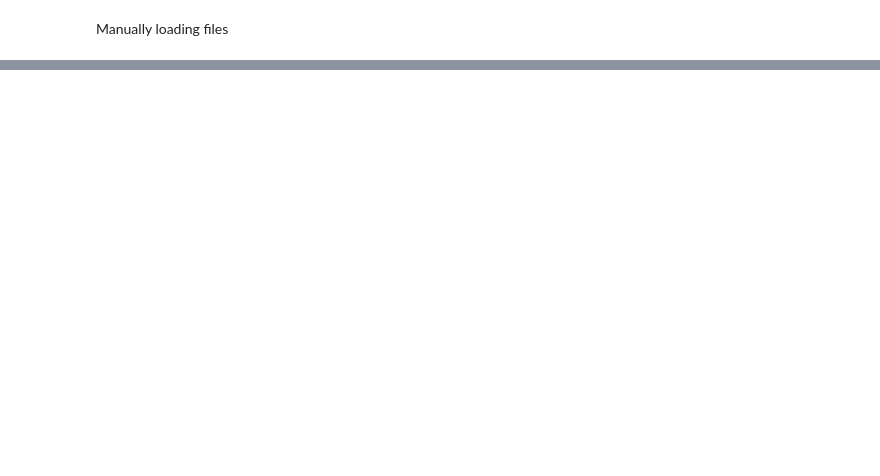
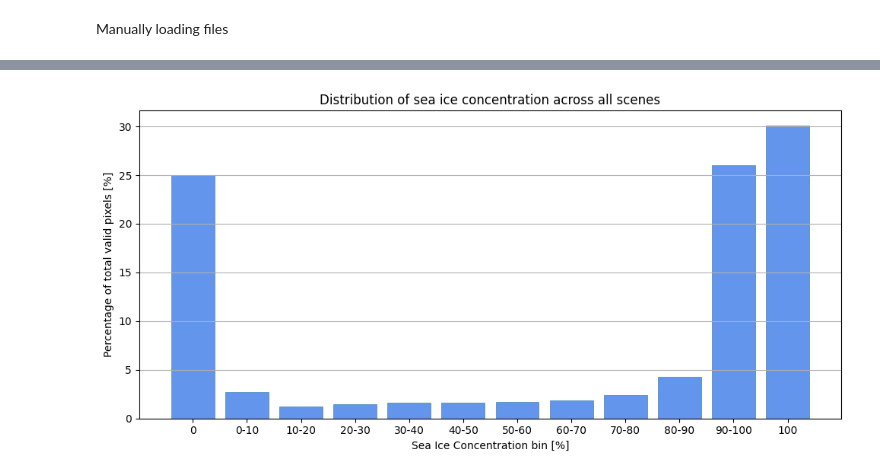
Before and after one commit to NinnaL/Master-thesis---Super-resolution-sea-ice-concentration-using-generative-AI, a Jupyter notebook: Code/data_explorer.ipynb, the cells around one changed output, grey strips where cells are left out. Saved outputs shown, nothing was run; the diff lists cells and outputs as text; code cells hidden in the pictures; blank space fills up the shorter version.

```diff
--- a/Code/data_explorer.ipynb
+++ b/Code/data_explorer.ipynb
@@ -259,0 +267,23 @@ plt.show()
+# %%
+bins = ['val_0', '0-10', '10-20', '20-30', '30-40', '40-50',
+        '50-60', '60-70', '70-80', '80-90', '90-100', 'val_100']
+
+# Calculate percentage of total pixels for each bin
+bin_totals = df_train[bins].sum()
+bin_pct = bin_totals / bin_totals.sum() * 100
+
+fig, ax = plt.subplots(figsize=(10, 5))
+ax.bar(range(len(bins)), bin_pct, color='cornflowerblue', edgecolor='steelblue', linewidth=0.5)
+
+ax.set_xticks(range(len(bins)))
+ax.set_xticklabels(['0', '0-10', '10-20', '20-30', '30-40', '40-50',
+                    '50-60', '60-70', '70-80', '80-90', '90-100', '100'], rotation=0)
+ax.set_xlabel('Sea Ice Concentration bin [%]')
+ax.set_ylabel('Percentage of total valid pixels [%]')
+ax.set_title('Distribution of sea ice concentration across all scenes')
+plt.grid(axis='y')
+
+plt.tight_layout()
+plt.show()
+# %% [output]
+[figure, added]
```
Also changed, not shown: parts of 23 cells of this notebook, 19 other files.
